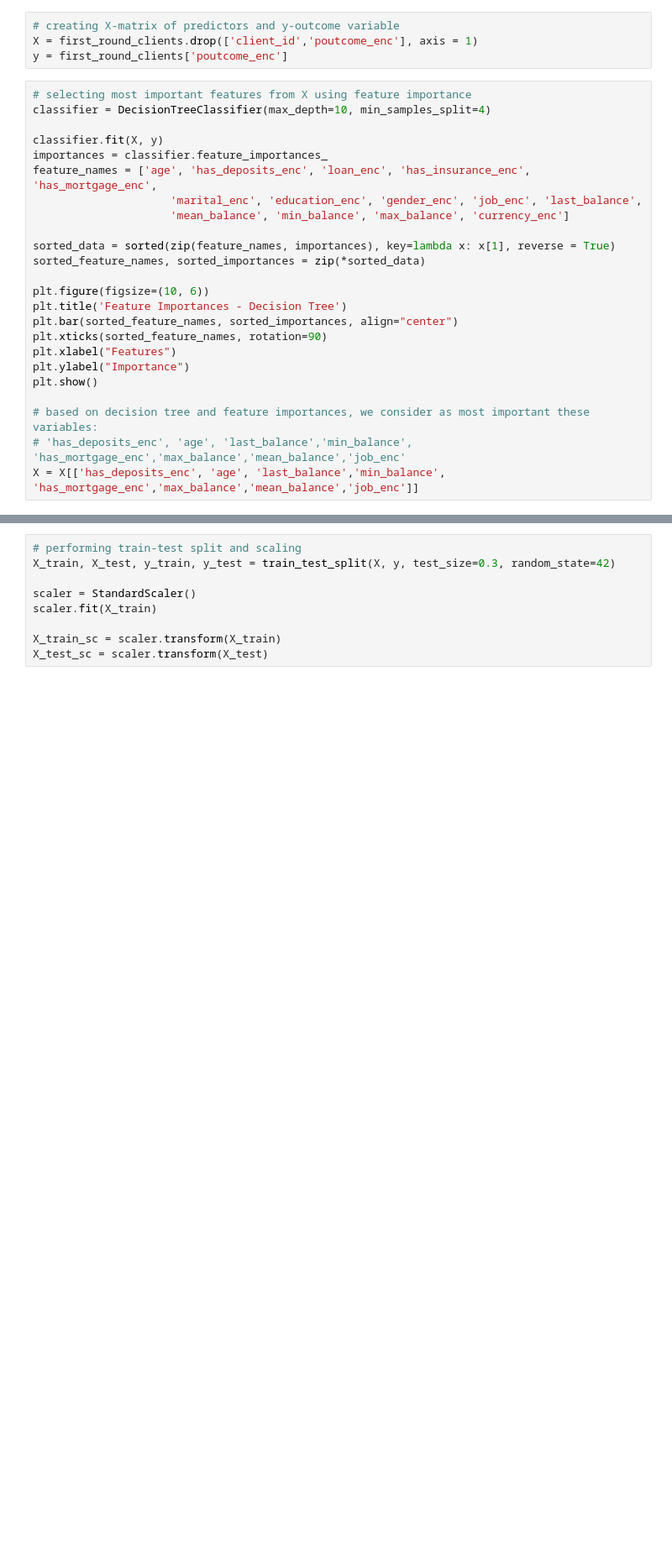
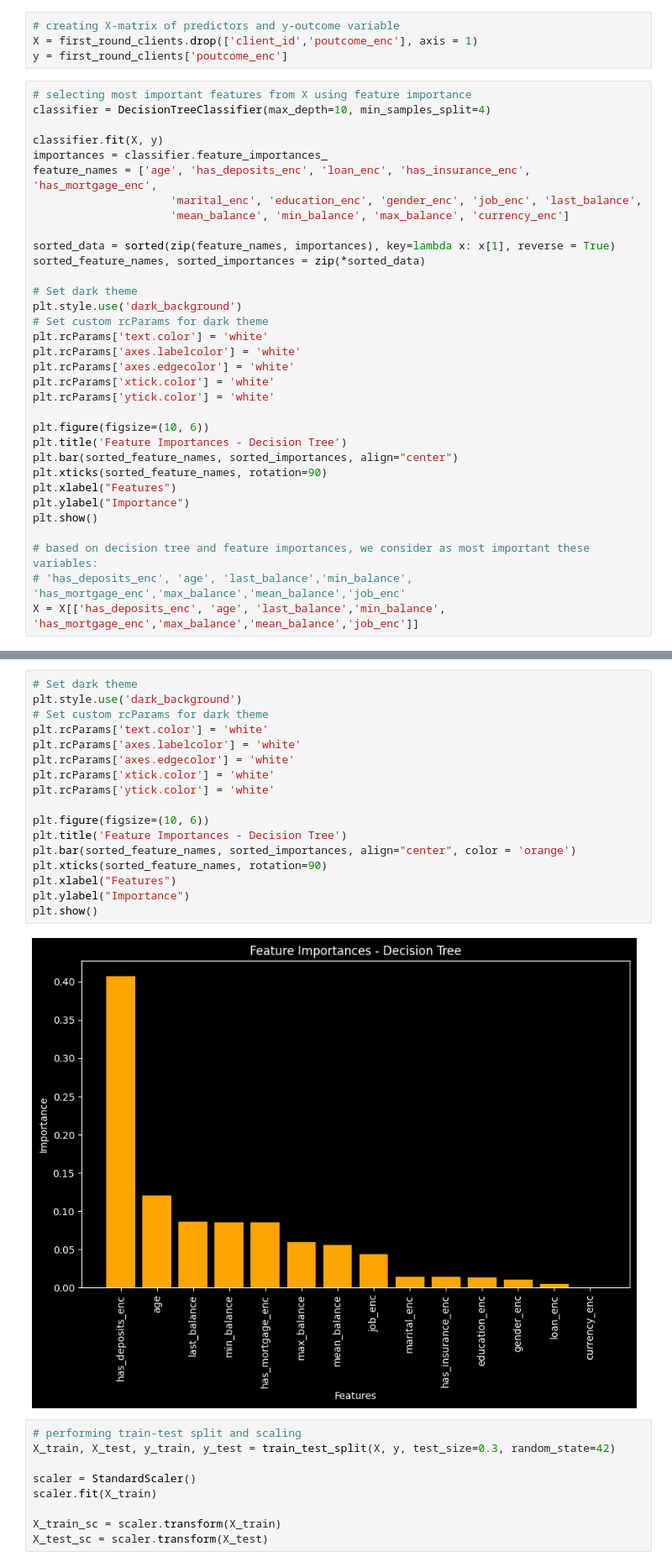
Before and after one commit to danielapinkasova/case_study, a Jupyter notebook: Master_notebook.ipynb, the cells around one changed output, grey strips where cells are left out. Shown: that part at 84% size. Saved outputs shown, nothing was run; the diff lists cells and outputs as text; blank space fills up the shorter version.

```diff
--- a/Master_notebook.ipynb
+++ b/Master_notebook.ipynb
@@ -286,6 +297,15 @@ feature_names = ['age', 'has_deposits_enc', 'loan_enc', 'has_insurance_enc', 'ha
 sorted_data = sorted(zip(feature_names, importances), key=lambda x: x[1], reverse = True)
 sorted_feature_names, sorted_importances = zip(*sorted_data)
 
+# Set dark theme
+plt.style.use('dark_background')
+# Set custom rcParams for dark theme
+plt.rcParams['text.color'] = 'white'
+plt.rcParams['axes.labelcolor'] = 'white'
+plt.rcParams['axes.edgecolor'] = 'white'
+plt.rcParams['xtick.color'] = 'white'
+plt.rcParams['ytick.color'] = 'white'
+
 plt.figure(figsize=(10, 6))
 plt.title('Feature Importances - Decision Tree')
 plt.bar(sorted_feature_names, sorted_importances, align="center")
@@ -299,6 +319,25 @@ plt.show()
 X = X[['has_deposits_enc', 'age', 'last_balance','min_balance', 'has_mortgage_enc','max_balance','mean_balance','job_enc']]
 # %% [output]
 [figure]
+# %%
+# Set dark theme
+plt.style.use('dark_background')
+# Set custom rcParams for dark theme
+plt.rcParams['text.color'] = 'white'
+plt.rcParams['axes.labelcolor'] = 'white'
+plt.rcParams['axes.edgecolor'] = 'white'
+plt.rcParams['xtick.color'] = 'white'
+plt.rcParams['ytick.color'] = 'white'
+
+plt.figure(figsize=(10, 6))
+plt.title('Feature Importances - Decision Tree')
+plt.bar(sorted_feature_names, sorted_importances, align="center", color = 'orange')
+plt.xticks(sorted_feature_names, rotation=90)
+plt.xlabel("Features")
+plt.ylabel("Importance")
+plt.show()
+# %% [output]
+[figure, added]
 # %%
 # performing train-test split and scaling
 X_train, X_test, y_train, y_test = train_test_split(X, y, test_size=0.3, random_state=42)
```
Also changed, not shown: parts of 12 cells of this notebook, 12 other files.
